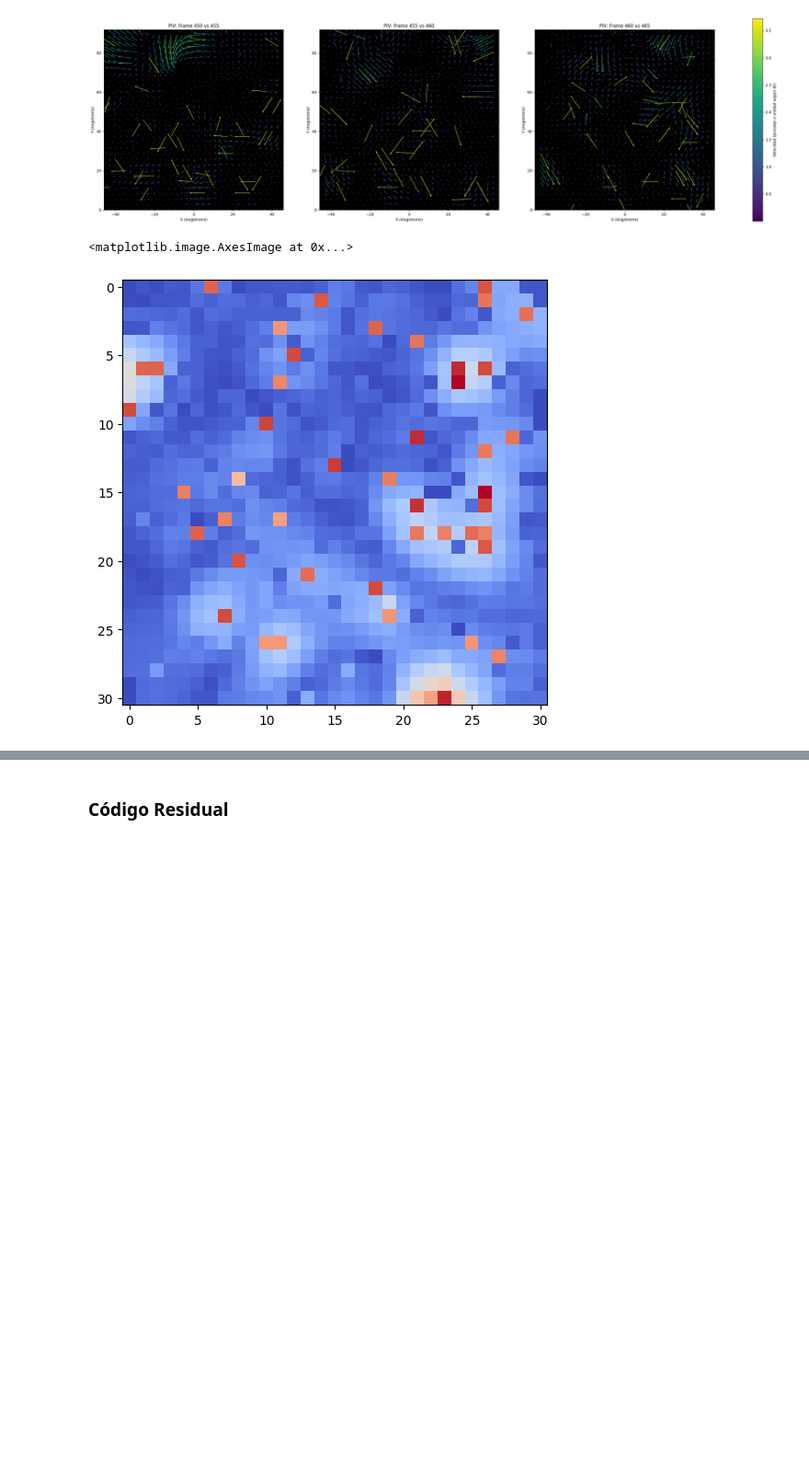
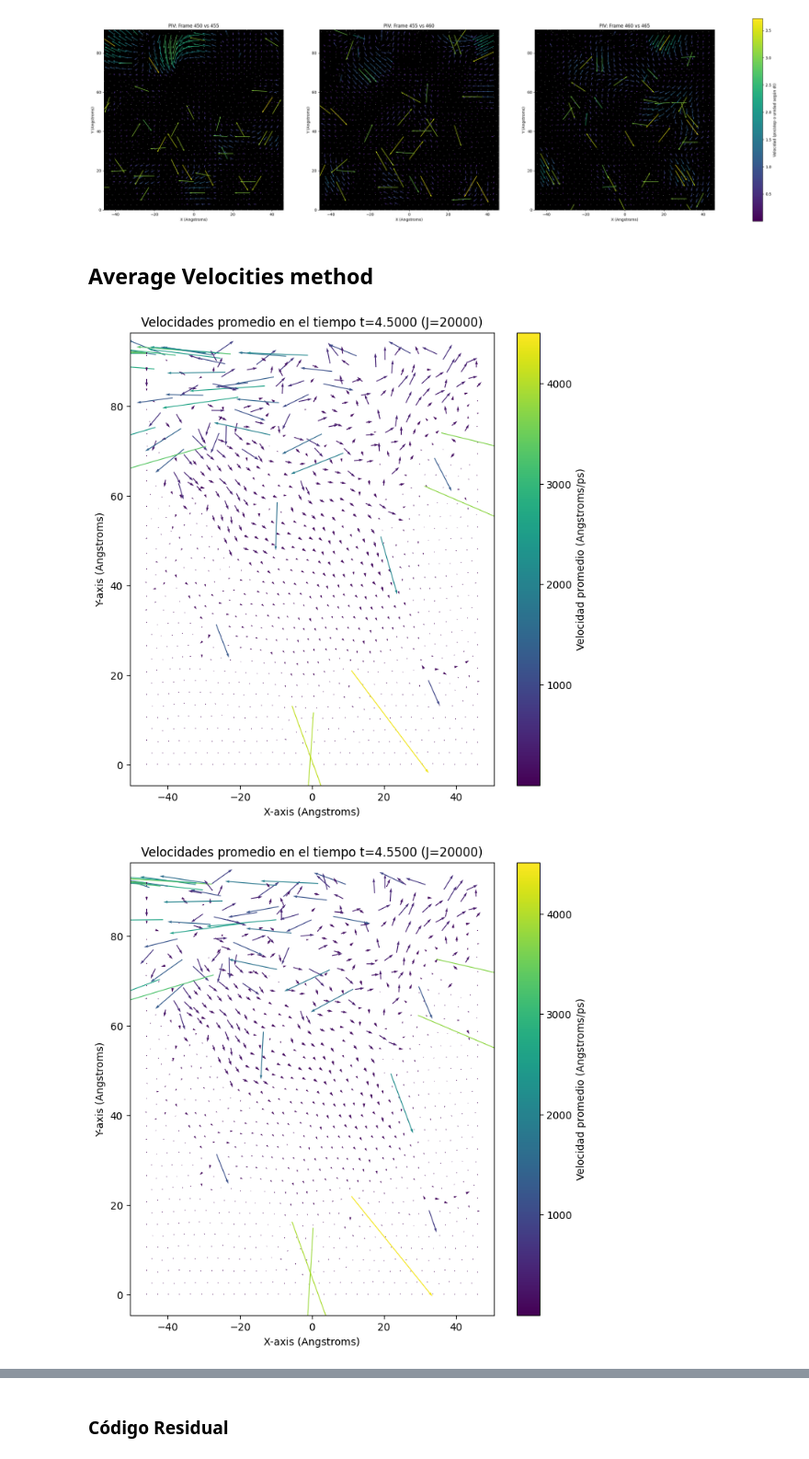
Before and after one commit to ivanmb20/Bachelor-s-Thesis, a Jupyter notebook: preprocessing_piv_1068.ipynb, the cells around one changed output, grey strips where cells are left out. Shown at 92% size. Cells and saved outputs as stored; diff of their text form; code cells hidden in the pictures; blank space fills up the shorter version.

```diff
--- a/preprocessing_piv_1068.ipynb
+++ b/preprocessing_piv_1068.ipynb
@@ -187,13 +162,13 @@ def create_piv_image(positions, box_size, img_size):
     return img
 
 # Selecciona dos frames
-#frame1 = dataX[eval_steps[0]]
+#frame1 = dataX[eval_frames[0]]
 #frame2 = dataX[frames[1]]
 
 # Genera cuatro imagenes de los 4 frames
 images=[]
 
-for i,step in enumerate(eval_steps):
+for i,step in enumerate(eval_frames):
     frame=dataX[step]
     image=create_piv_image(frame,box_size,img_size)
     images.append(image)
@@ -209,7 +184,7 @@ for i, image in enumerate(images):
     plt.subplot(2,2,i+1)
     plt.gca().set_facecolor("black")
     plt.imshow(image, cmap='gray',extent=[-box_size/2, box_size/2,0,box_size],origin="lower")
-    plt.title(f"Step {eval_steps[i]}")
+    plt.title(f"Step {eval_frames[i]}")
     plt.xlim(-box_size/2, box_size/2)  # Adjust limits as needed
     plt.ylim(0, box_size)
     plt.xlabel("Posición en X (Angstroms)")
@@ -224,10 +199,10 @@ overlap = 16  # solapamiento
 
 results=[]
 
-for i in range(len(eval_steps)-1):
+for i in range(len(eval_frames)-1):
     img_a = images[i]
     img_b = images[i+1]
-    dt = eval_steps[i+1]-eval_steps[i]  # or set a constant if not available
+    dt = eval_frames[i+1]-eval_frames[i]  # or set a constant if not available
 
     u, v, sig2noise = pyprocess.extended_search_area_piv(
         img_a, img_b,
@@ -274,7 +249,6 @@ for i in range(len(results)):
     axs[i].set_ylabel("Y (Angstroms)")
     plt.tight_layout()
     plt.show()
-
 """
 # %% [output]
 [figure]
@@ -291,10 +265,9 @@ def pixel_to_real(x_pixel, y_pixel, box_size, img_size):
 #x_real, y_real = pixel_to_real(x, y, box_size, img_size)
 
 fig, axs = plt.subplots(1, 3, figsize=(36, 12))
+key_steps=eval_frames[1:]
+print(key_steps)
 
-key_steps=eval_steps[1:]
-
-print(key_steps)
 #for i in range(len(results)):
 for i,step in enumerate(key_steps):
 
@@ -323,20 +296,31 @@ for i,step in enumerate(key_steps):
 # deja espacio abajo para la barra de color y colócala horizontalmente debajo de las 3 imágenes
 
 cbar = fig.colorbar(q, ax=axs.ravel().tolist(), shrink=0.8)
-cbar.set_label('Velocidad (pix/step o unidad según dt)')
+cbar.set_label('Angstrom/ps')
 # %% [output]
 [455, 460, 465]
 [figure]
-# %%
-# Calcula la magnitud de cada vector
-mag = np.empty([np.shape(x)[0], np.shape(x)[1]])
-for i in range(np.shape(x)[0]):
-    for j in range(np.shape(x)[1]):
-        mag[i,j] = np.sqrt(u[i,j]**2 + v[i,j]**2)
-
-# Visualiza el mapa de magnitudes
-plt.figure(figsize=(6,6))
-plt.imshow(mag,cmap=plt.cm.get_cmap('coolwarm'))
-# %% [output]
-<matplotlib.image.AxesImage at 0x...>
-[figure, removed]
+# %% [markdown]
+## Average Velocities method
+# %%
+J=20000
+J=J/frameIterSep
+J=int(J)
+#print(dataX.sajpe)
+for i,frame in enumerate(eval_frames):
+    pos_actual = dataX[frame,:,:]
+    pos_pasadas= dataX[frame-J,:,:]
+    vel_promedioJ= (pos_actual-pos_pasadas) / (J*h)
+    vx = vel_promedioJ[:,0]
+    vy = vel_promedioJ[:,1]
+
+    plt.figure(figsize=(8, 8))
+    plt.quiver(pos_actual[:, 0], pos_actual[:, 1], vx, vy, np.sqrt(vx**2 + vy**2), cmap='viridis')
+    plt.colorbar(label='Velocidad promedio (Angstroms/ps)')
+    plt.xlabel("X-axis (Angstroms)")
+    plt.ylabel("Y-axis (Angstroms)")
+    plt.title(f"Velocidades promedio en el tiempo t={frame*h*frameIterSep:.4f} (J={J*frameIterSep})")
+    plt.show()
+# %% [output]
+[figure, added]
+[figure, added]
```
Also changed, not shown: parts of 6 cells of this notebook.
